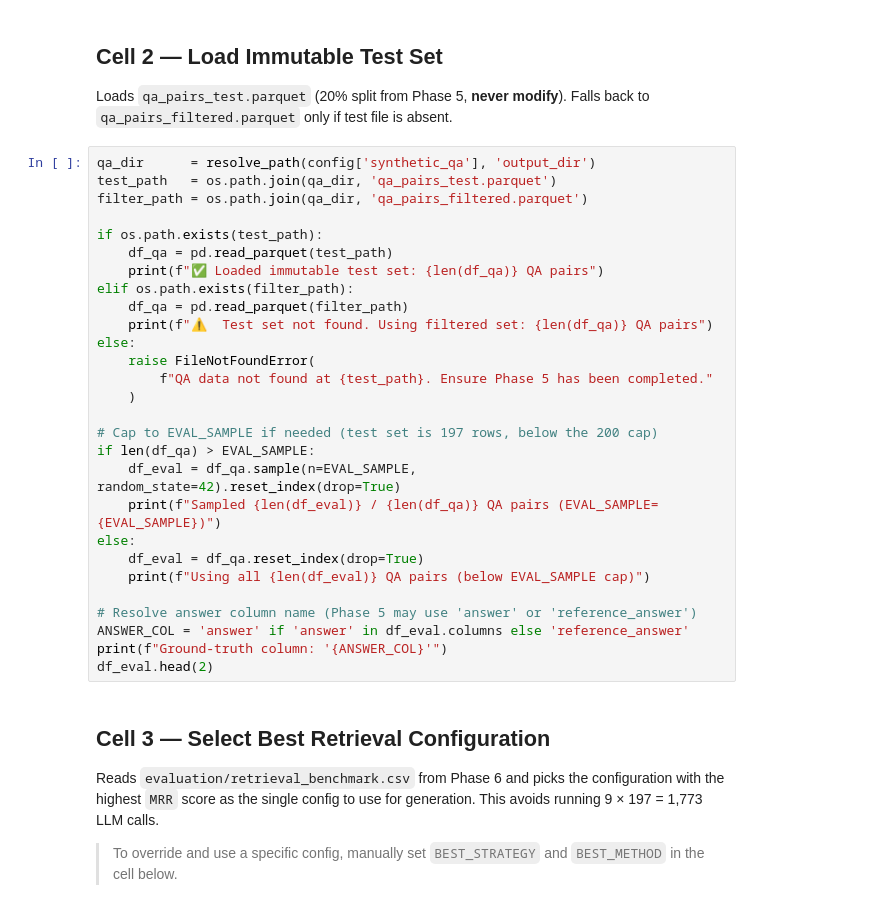
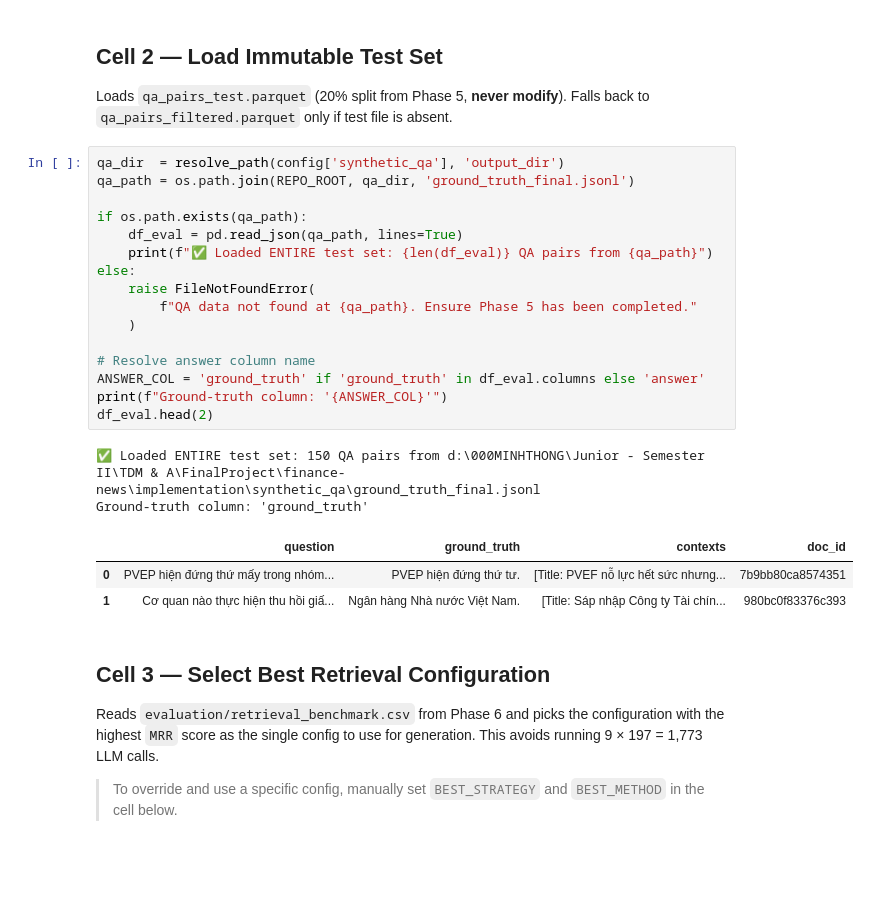
Before and after one commit to thong7d/rag-vn-finance, a Jupyter notebook: notebooks/07_generation_pipeline.ipynb, the cells around one changed output. Saved outputs shown, nothing was run; the diff lists cells and outputs as text; blank space fills up the shorter version.

```diff
--- a/notebooks/07_generation_pipeline.ipynb
+++ b/notebooks/07_generation_pipeline.ipynb
@@ -115,33 +131,27 @@ print(f"✅ Embedding model loaded on {embedding_model.device}")
 Loads `qa_pairs_test.parquet` (20% split from Phase 5, **never modify**).
 Falls back to `qa_pairs_filtered.parquet` only if test file is absent.
 # %%
-qa_dir      = resolve_path(config['synthetic_qa'], 'output_dir')
-test_path   = os.path.join(qa_dir, 'qa_pairs_test.parquet')
-filter_path = os.path.join(qa_dir, 'qa_pairs_filtered.parquet')
+qa_dir  = resolve_path(config['synthetic_qa'], 'output_dir')
+qa_path = os.path.join(REPO_ROOT, qa_dir, 'ground_truth_final.jsonl')
 
-if os.path.exists(test_path):
-    df_qa = pd.read_parquet(test_path)
-    print(f"✅ Loaded immutable test set: {len(df_qa)} QA pairs")
-elif os.path.exists(filter_path):
-    df_qa = pd.read_parquet(filter_path)
-    print(f"⚠️  Test set not found. Using filtered set: {len(df_qa)} QA pairs")
+if os.path.exists(qa_path):
+    df_eval = pd.read_json(qa_path, lines=True)
+    print(f"✅ Loaded ENTIRE test set: {len(df_eval)} QA pairs from {qa_path}")
 else:
     raise FileNotFoundError(
-        f"QA data not found at {test_path}. Ensure Phase 5 has been completed."
+        f"QA data not found at {qa_path}. Ensure Phase 5 has been completed."
     )
 
-# Cap to EVAL_SAMPLE if needed (test set is 197 rows, below the 200 cap)
-if len(df_qa) > EVAL_SAMPLE:
-    df_eval = df_qa.sample(n=EVAL_SAMPLE, random_state=42).reset_index(drop=True)
-    print(f"Sampled {len(df_eval)} / {len(df_qa)} QA pairs (EVAL_SAMPLE={EVAL_SAMPLE})")
-else:
-    df_eval = df_qa.reset_index(drop=True)
-    print(f"Using all {len(df_eval)} QA pairs (below EVAL_SAMPLE cap)")
-
-# Resolve answer column name (Phase 5 may use 'answer' or 'reference_answer')
-ANSWER_COL = 'answer' if 'answer' in df_eval.columns else 'reference_answer'
+# Resolve answer column name
+ANSWER_COL = 'ground_truth' if 'ground_truth' in df_eval.columns else 'answer'
 print(f"Ground-truth column: '{ANSWER_COL}'")
 df_eval.head(2)
+# %% [output]
+✅ Loaded ENTIRE test set: 150 QA pairs from d:\000MINHTHONG\Junior - Semester II\TDM & A\FinalProject\finance-news\implementation\synthetic_qa\ground_truth_final.jsonl
+Ground-truth column: 'ground_truth'
+|  | question | ground_truth | contexts | doc_id |
+| 0 | PVEP hiện đứng thứ mấy trong nhóm... | PVEP hiện đứng thứ tư. | [Title: PVEF nỗ lực hết sức nhưng... | 7b9bb80ca8574351 |
+| 1 | Cơ quan nào thực hiện thu hồi giấ... | Ngân hàng Nhà nước Việt Nam. | [Title: Sáp nhập Công ty Tài chín... | 980bc0f83376c393 |
 # %% [markdown]
 ## Cell 3 — Select Best Retrieval Configuration
 
```
Also changed, not shown: parts of 10 cells of this notebook, 23 other files.
